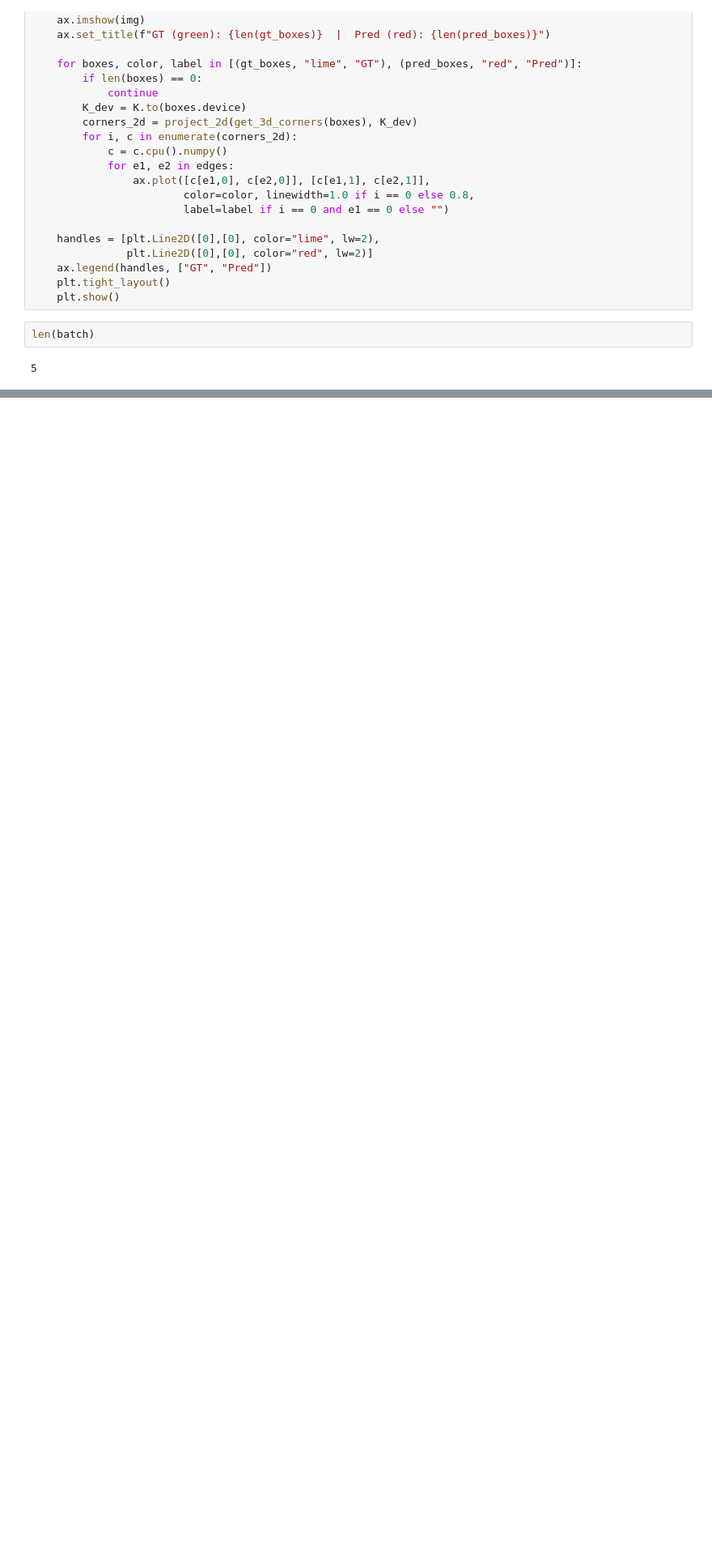
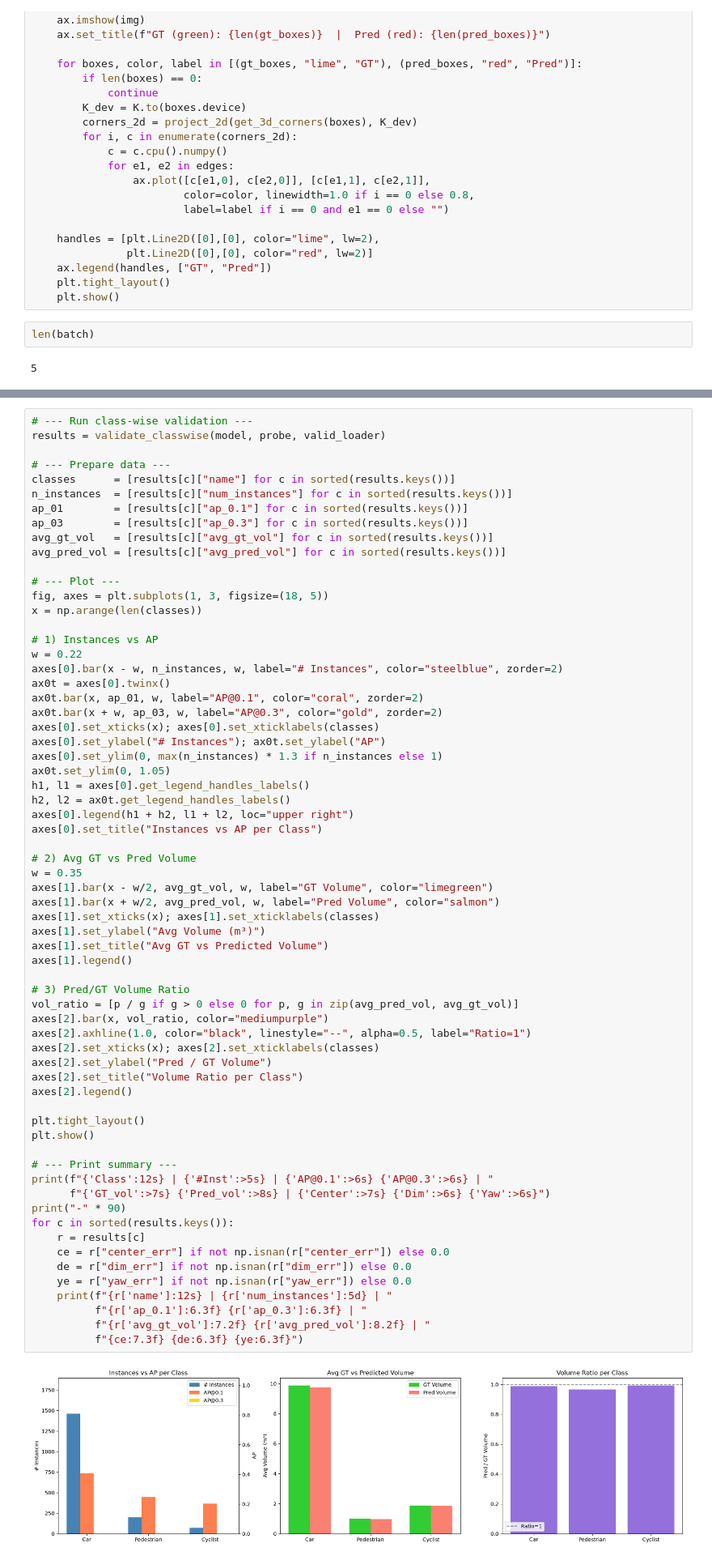
Before and after one commit to MlLearnerAkash/probe3d, a Jupyter notebook: notebooks/playground.ipynb, the cells around one changed output, grey strips where cells are left out. Shown at 81% size. Cells and saved outputs as stored; diff of their text form; blank space fills up the shorter version.

```diff
--- a/notebooks/playground.ipynb
+++ b/notebooks/playground.ipynb
@@ -159,0 +264,67 @@ draw_boxes(image[0], gt, pred_boxes, K)
+# %%
+# --- Run class-wise validation ---
+results = validate_classwise(model, probe, valid_loader)
+
+# --- Prepare data ---
+classes      = [results[c]["name"] for c in sorted(results.keys())]
+n_instances  = [results[c]["num_instances"] for c in sorted(results.keys())]
+ap_01        = [results[c]["ap_0.1"] for c in sorted(results.keys())]
+ap_03        = [results[c]["ap_0.3"] for c in sorted(results.keys())]
+avg_gt_vol   = [results[c]["avg_gt_vol"] for c in sorted(results.keys())]
+avg_pred_vol = [results[c]["avg_pred_vol"] for c in sorted(results.keys())]
+
+# --- Plot ---
+fig, axes = plt.subplots(1, 3, figsize=(18, 5))
+x = np.arange(len(classes))
+
+# 1) Instances vs AP
+w = 0.22
+axes[0].bar(x - w, n_instances, w, label="# Instances", color="steelblue", zorder=2)
+ax0t = axes[0].twinx()
+ax0t.bar(x, ap_01, w, label="AP@0.1", color="coral", zorder=2)
+ax0t.bar(x + w, ap_03, w, label="AP@0.3", color="gold", zorder=2)
+axes[0].set_xticks(x); axes[0].set_xticklabels(classes)
+axes[0].set_ylabel("# Instances"); ax0t.set_ylabel("AP")
+axes[0].set_ylim(0, max(n_instances) * 1.3 if n_instances else 1)
+ax0t.set_ylim(0, 1.05)
+h1, l1 = axes[0].get_legend_handles_labels()
+h2, l2 = ax0t.get_legend_handles_labels()
+axes[0].legend(h1 + h2, l1 + l2, loc="upper right")
+axes[0].set_title("Instances vs AP per Class")
+
+# 2) Avg GT vs Pred Volume
+w = 0.35
+axes[1].bar(x - w/2, avg_gt_vol, w, label="GT Volume", color="limegreen")
+axes[1].bar(x + w/2, avg_pred_vol, w, label="Pred Volume", color="salmon")
+axes[1].set_xticks(x); axes[1].set_xticklabels(classes)
+axes[1].set_ylabel("Avg Volume (m³)")
+axes[1].set_title("Avg GT vs Predicted Volume")
+axes[1].legend()
+
+# 3) Pred/GT Volume Ratio
+vol_ratio = [p / g if g > 0 else 0 for p, g in zip(avg_pred_vol, avg_gt_vol)]
+axes[2].bar(x, vol_ratio, color="mediumpurple")
+axes[2].axhline(1.0, color="black", linestyle="--", alpha=0.5, label="Ratio=1")
+axes[2].set_xticks(x); axes[2].set_xticklabels(classes)
+axes[2].set_ylabel("Pred / GT Volume")
+axes[2].set_title("Volume Ratio per Class")
+axes[2].legend()
+
+plt.tight_layout()
+plt.show()
+
+# --- Print summary ---
+print(f"{'Class':12s} | {'#Inst':>5s} | {'AP@0.1':>6s} {'AP@0.3':>6s} | "
+      f"{'GT_vol':>7s} {'Pred_vol':>8s} | {'Center':>7s} {'Dim':>6s} {'Yaw':>6s}")
+print("-" * 90)
+for c in sorted(results.keys()):
+    r = results[c]
+    ce = r["center_err"] if not np.isnan(r["center_err"]) else 0.0
+    de = r["dim_err"] if not np.isnan(r["dim_err"]) else 0.0
+    ye = r["yaw_err"] if not np.isnan(r["yaw_err"]) else 0.0
+    print(f"{r['name']:12s} | {r['num_instances']:5d} | "
+          f"{r['ap_0.1']:6.3f} {r['ap_0.3']:6.3f} | "
+          f"{r['avg_gt_vol']:7.2f} {r['avg_pred_vol']:8.2f} | "
+          f"{ce:7.3f} {de:6.3f} {ye:6.3f}")
+# %% [output]
+[figure, added]
```
Also changed, not shown: parts of 10 cells of this notebook, 5 other files.
